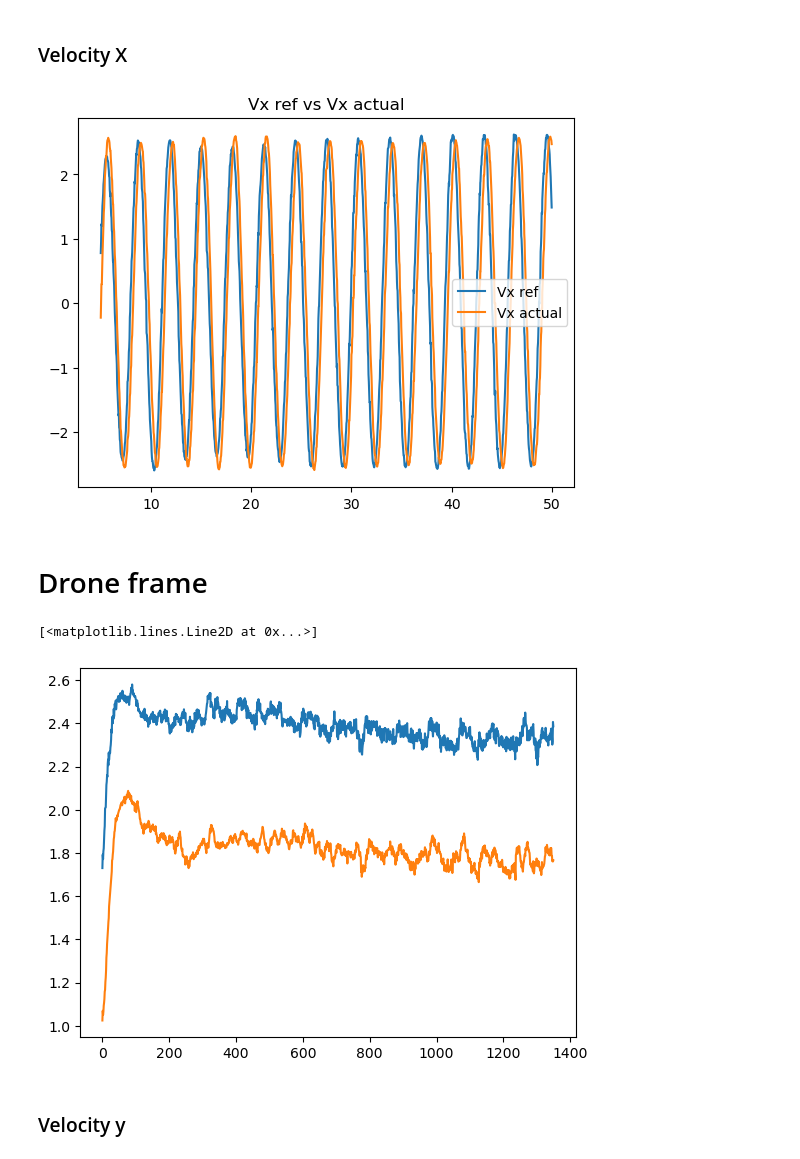
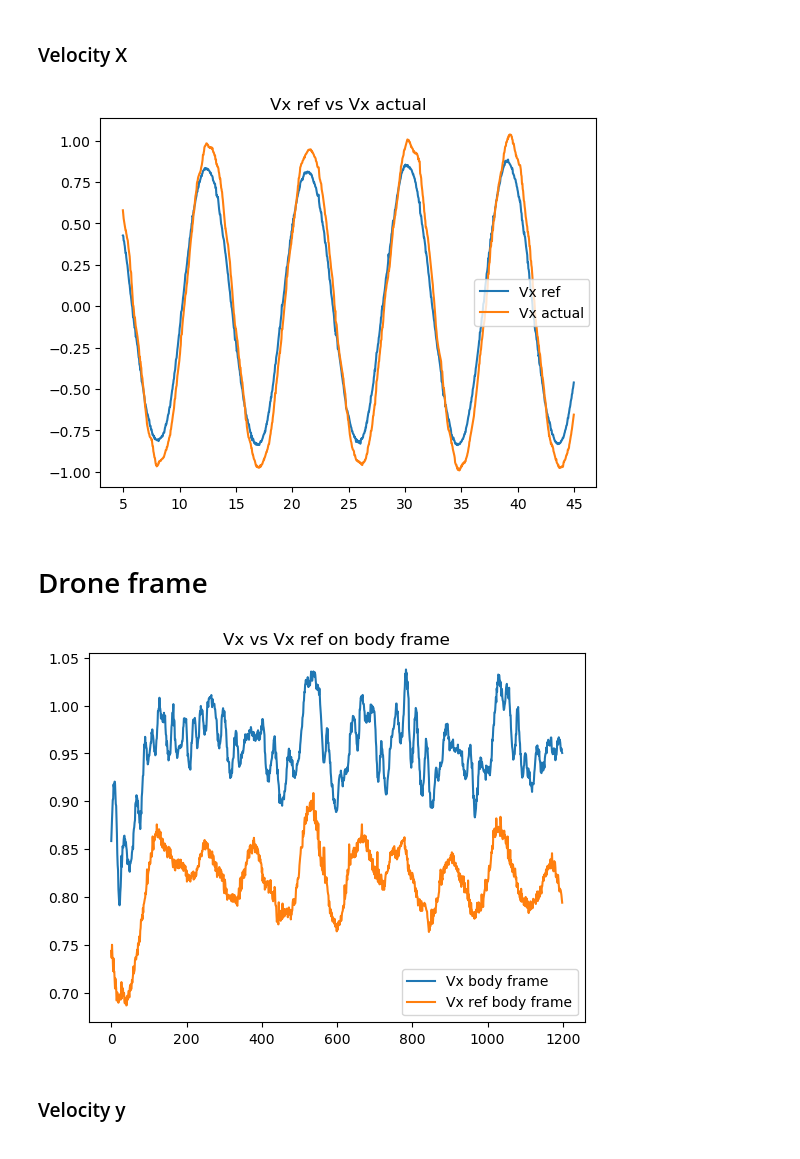
Before and after one commit to LuizMiguelTavares/crazyflie, a Jupyter notebook: crazyflie_controller/src/data/kalman_filter_tests2.ipynb, the cells around one changed output. Drawn from its saved outputs; the diff is of its cells as text; code cells hidden in the pictures.

Commit message:
LQG control working

```diff
--- a/crazyflie_controller/src/data/kalman_filter_tests2.ipynb
+++ b/crazyflie_controller/src/data/kalman_filter_tests2.ipynb
@@ -7,7 +7,7 @@ import numpy as np
 import matplotlib.pyplot as plt
 import tf.transformations as tf
 
-bag = rosbag.Bag('/home/miguel/catkin_ws/src/crazyflie/crazyflie_controller/src/data/LQG_kalman_data_hvel40_angmax_30.bag')
+bag = rosbag.Bag('/home/miguel/catkin_ws/src/crazyflie/crazyflie_controller/src/data/True_LQG1_05.bag')
 
 time = []
 position_kalman = []
@@ -59,7 +59,7 @@ for topic, msg, t in bag.read_messages(topics=['time', 'position_Optitrack', 'po
 
 ## Limit the data between 5 and 25 seconds
 start = 5
-end = 50
+end = 45
 
 len_time = len(time)
 max_time = time[len_time-1]
@@ -153,24 +153,30 @@ plt.legend()
 plt.title('Vx ref vs Vx actual')
 plt.show()
 # %% [output]
-[figure, old version]
+[figure, new version]
 # %% [markdown]
 # Drone frame
 # %%
 rotated_velocities = []
 
 # Convert quaternion to euler angles in degrees
 orientation = [tf.euler_from_quaternion(orientation) for orientation in orientation_optitrack]
 
 for i in range(len(vel_crazyflie)):
     yaw_angle = orientation[i][2]
     rotated_velocities.append((vel_crazyflie[i][0] * np.cos(yaw_angle) + vel_crazyflie[i][1] * np.sin(yaw_angle), -vel_crazyflie[i][0] * np.sin(yaw_angle) + vel_crazyflie[i][1] * np.cos(yaw_angle), vel_crazyflie[i][2]))
 
-plt.plot(range(len(rotated_velocities)), [x[0] for x in rotated_velocities])
-plt.plot(range(len(reference_vel)), [x[0] for x in reference_vel])
+
+plt.figure()
+plt.plot(range(len(rotated_velocities)), [x[0] for x in rotated_velocities], label='Vx body frame')
+plt.plot(range(len(reference_vel)), [x[0] for x in reference_vel], label='Vx ref body frame')
+
+plt.legend()
+plt.title('Vx vs Vx ref on body frame')
+
+plt.show()
 # %% [output]
-[<matplotlib.lines.Line2D at 0x...>]
-[figure, old version]
+[figure, new version]
 # %% [markdown]
 ### Velocity y
 # %%
```
Also changed, not shown: parts of 20 cells of this notebook, 9 other files.
